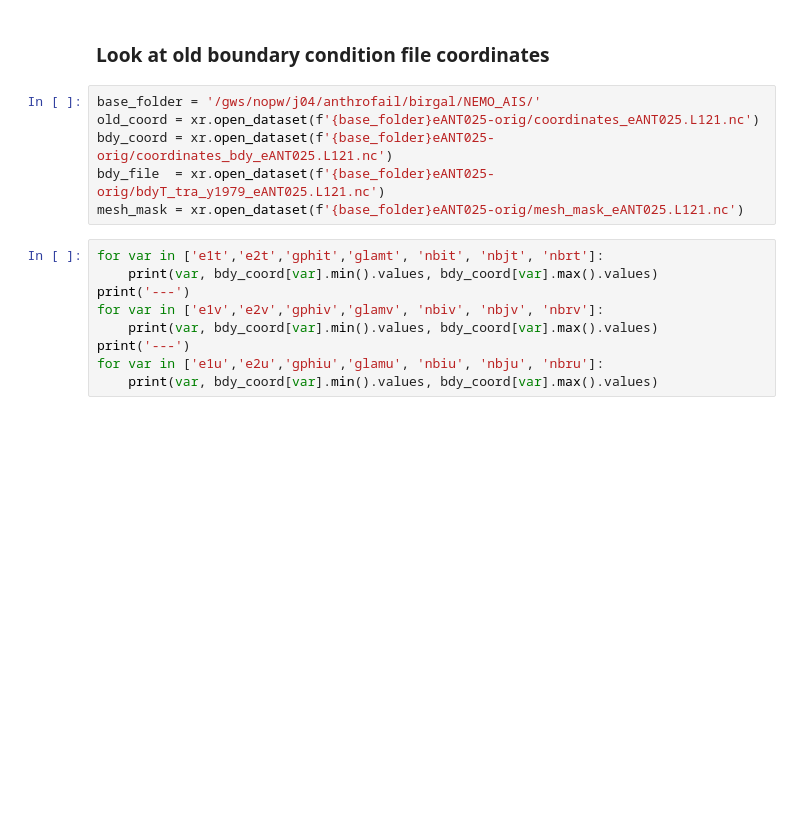
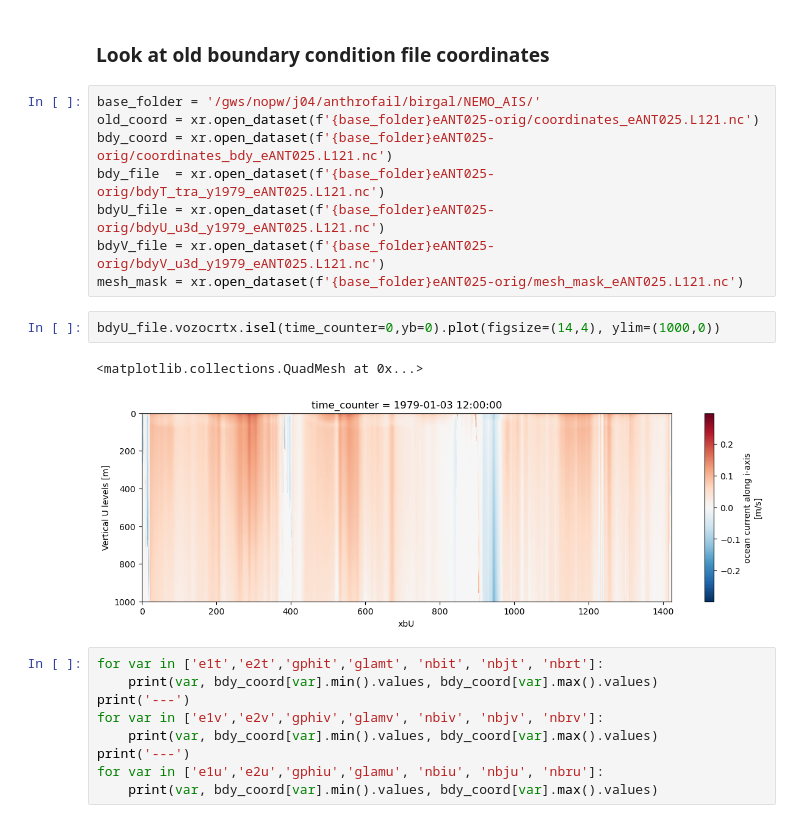
Before and after one commit to brogalla/analysis-birgal, a Jupyter notebook: nemo_config_setup/remake-coordinates-bdy.ipynb, the cells around one changed output. Cells and saved outputs as stored; diff of their text form; blank space fills up the shorter version.

```diff
--- a/nemo_config_setup/remake-coordinates-bdy.ipynb
+++ b/nemo_config_setup/remake-coordinates-bdy.ipynb
@@ -11,7 +11,14 @@ base_folder = '/gws/nopw/j04/anthrofail/birgal/NEMO_AIS/'
 old_coord = xr.open_dataset(f'{base_folder}eANT025-orig/coordinates_eANT025.L121.nc')
 bdy_coord = xr.open_dataset(f'{base_folder}eANT025-orig/coordinates_bdy_eANT025.L121.nc')
 bdy_file  = xr.open_dataset(f'{base_folder}eANT025-orig/bdyT_tra_y1979_eANT025.L121.nc')
+bdyU_file = xr.open_dataset(f'{base_folder}eANT025-orig/bdyU_u3d_y1979_eANT025.L121.nc')
+bdyV_file = xr.open_dataset(f'{base_folder}eANT025-orig/bdyV_u3d_y1979_eANT025.L121.nc')
 mesh_mask = xr.open_dataset(f'{base_folder}eANT025-orig/mesh_mask_eANT025.L121.nc')
+# %%
+bdyU_file.vozocrtx.isel(time_counter=0,yb=0).plot(figsize=(14,4), ylim=(1000,0))
+# %% [output]
+<matplotlib.collections.QuadMesh at 0x...>
+[figure, added]
 # %%
 for var in ['e1t','e2t','gphit','glamt', 'nbit', 'nbjt', 'nbrt']:
     print(var, bdy_coord[var].min().values, bdy_coord[var].max().values)
```
